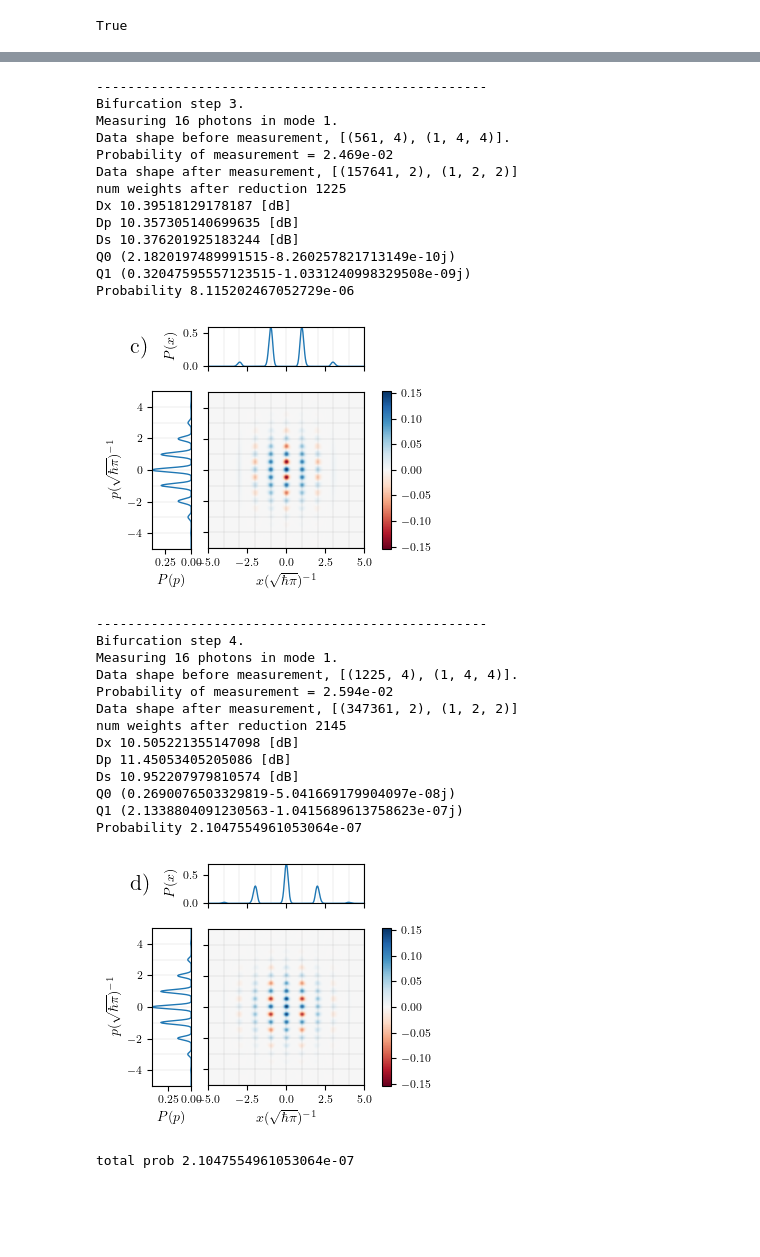
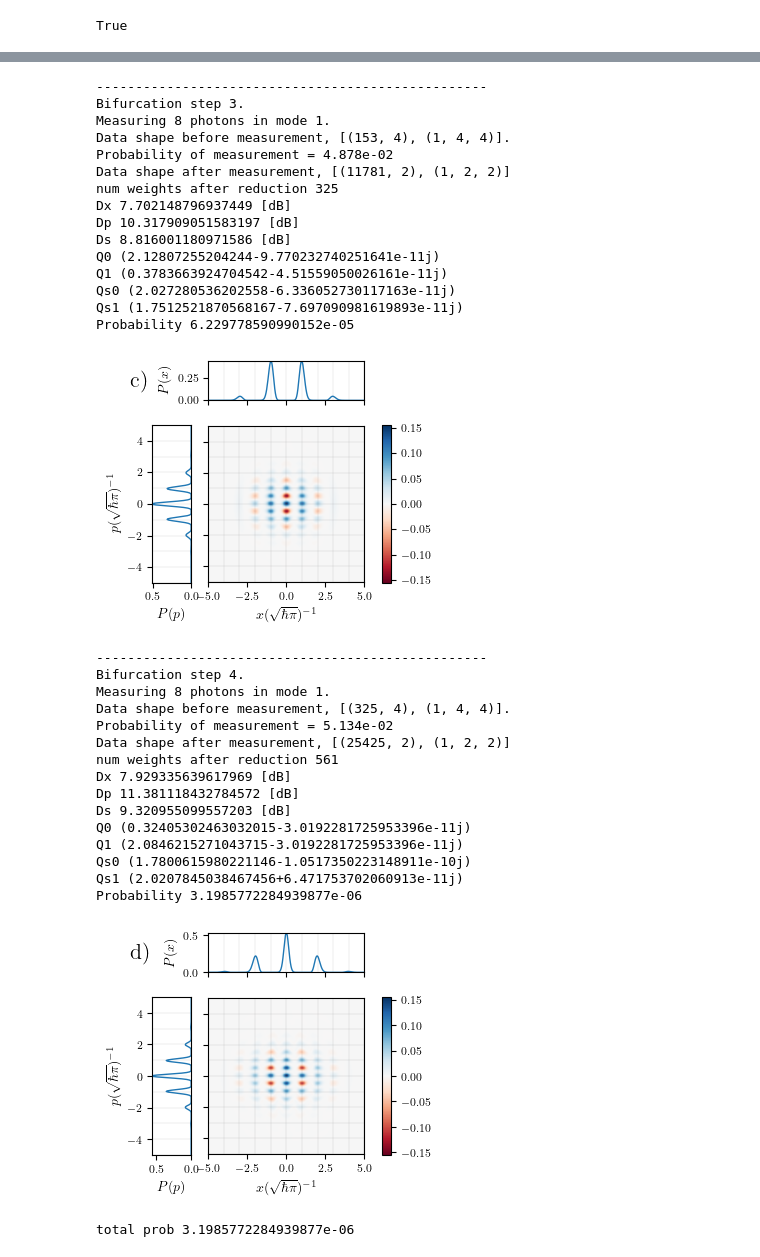
Before and after one commit to qpit/lcg_plus, a Jupyter notebook: demos_final/Simulate_coherent_bifurcation.ipynb, the cells around one changed output, grey strips where cells are left out. Cells and saved outputs as stored; diff of their text form; code cells hidden in the pictures; blank space fills up the shorter version.

```diff
--- a/demos_final/Simulate_coherent_bifurcation.ipynb
+++ b/demos_final/Simulate_coherent_bifurcation.ipynb
@@ -84,7 +84,7 @@ print(np.allclose(QND,Stot))
 # %% [output]
 True
 # %%
-def coh_bifur_params(n, g = 1, c = 1, w = np.sqrt(np.pi), factor = 50, out = False):
+def coh_bifur_params(n, g = 1, c = 1, w = np.sqrt(np.pi), factor = None, out = False):
     """Generate coherent bifurcation circuit parameters
     Args:
         n (int): photon number
@@ -104,10 +104,12 @@ def coh_bifur_params(n, g = 1, c = 1, w = np.sqrt(np.pi), factor = 50, out = Fal
 
     #Task: find r2, r3 such that D1^2 << D2^2 and D3^(-2)*(D2^(-2)+g^2 * D1^(-2)) == c
 
-    #Choose D2^2 = factor  D1^2
-    #D2 = np.sqrt(D1**2 * factor)
 
-    D2 = np.exp(1) #For comparison with Table 1 in Takase et al. https://doi.org/10.1038/s41534-023-00772-y
+    if factor:
+        #Choose D2^2 = factor  D1^2
+        D2 = np.sqrt(D1**2 * factor)
+    else:
+        D2 = np.exp(1) #For comparison with Table 1 in Takase et al. https://doi.org/10.1038/s41534-023-00772-y
     r2 = -np.log(D2)
 
     D3 = np.sqrt((D2**(-2)+g**2 * D1**(-2))/c)
@@ -165,9 +171,10 @@ def print_state_info(state, grid = 'r'):
 # %%
-#Setting up the simulation
+#Setting up the simulation for preparing a logical GKP state
+
 g = 1 #QND interaction strength
 c = 1
 w = np.sqrt(np.pi)
-nt = 16 #Target photon number
+nt = 8 #Target photon number
 N = 4 #Number of bifurcation steps
 eta = 1 #Loss channel transmissivity
 
@@ -203,7 +210,8 @@ for i, n in enumerate(pattern):
     W = state.get_wigner_log(x,x)
     fig, ax, axx, axp, axv = plot_wigner_marginals(W.real, x,x, **kwargs)
     axx.text(-0.5, 1.25, labels[i], fontsize = 16, transform=ax.transAxes)
-    plt.savefig(f'figures/W_coherent_bifur_step_{i}.pdf', **fig_kwargs)
+
+    #plt.savefig(f'figures/W_coherent_bifur_step_{i}.pdf', **fig_kwargs)
     plt.show()
 
 print('total prob', np.prod(probs))
@@ -243,30 +253,34 @@ Probability 0.00032870076545401595
 --------------------------------------------------
 Bifurcation step 3.
-Measuring 16 photons in mode 1.
-Data shape before measurement, [(561, 4), (1, 4, 4)].
-Probability of measurement = 2.469e-02
-Data shape after measurement, [(157641, 2), (1, 2, 2)]
-num weights after reduction 1225
-Dx 10.39518129178187 [dB]
-Dp 10.357305140699635 [dB]
-Ds 10.376201925183244 [dB]
-Q0 (2.1820197489991515-8.260257821713149e-10j)
-Q1 (0.32047595557123515-1.0331240998329508e-09j)
-Probability 8.115202467052729e-06
+Measuring 8 photons in mode 1.
+Data shape before measurement, [(153, 4), (1, 4, 4)].
+Probability of measurement = 4.878e-02
+Data shape after measurement, [(11781, 2), (1, 2, 2)]
+num weights after reduction 325
+Dx 7.702148796937449 [dB]
+Dp 10.317909051583197 [dB]
+Ds 8.816001180971586 [dB]
+Q0 (2.12807255204244-9.770232740251641e-11j)
+Q1 (0.3783663924704542-4.51559050026161e-11j)
+Qs0 (2.027280536202558-6.336052730117163e-11j)
+Qs1 (1.7512521870568167-7.697090981619893e-11j)
+Probability 6.229778590990152e-05
-[figure, old version]
+[figure, new version]
 --------------------------------------------------
 Bifurcation step 4.
-Measuring 16 photons in mode 1.
-Data shape before measurement, [(1225, 4), (1, 4, 4)].
-Probability of measurement = 2.594e-02
-Data shape after measurement, [(347361, 2), (1, 2, 2)]
-num weights after reduction 2145
-Dx 10.505221355147098 [dB]
-Dp 11.45053405205086 [dB]
-Ds 10.952207979810574 [dB]
-Q0 (0.2690076503329819-5.041669179904097e-08j)
-Q1 (2.1338804091230563-1.0415689613758623e-07j)
-Probability 2.1047554961053064e-07
+Measuring 8 photons in mode 1.
+Data shape before measurement, [(325, 4), (1, 4, 4)].
+Probability of measurement = 5.134e-02
+Data shape after measurement, [(25425, 2), (1, 2, 2)]
+num weights after reduction 561
+Dx 7.929335639617969 [dB]
+Dp 11.381118432784572 [dB]
+Ds 9.320955099557203 [dB]
+Q0 (0.32405302463032015-3.0192281725953396e-11j)
+Q1 (2.0846215271043715-3.0192281725953396e-11j)
+Qs0 (1.7800615980221146-1.0517350223148911e-10j)
+Qs1 (2.0207845038467456+6.471753702060913e-11j)
+Probability 3.1985772284939877e-06
-[figure, old version]
+[figure, new version]
-total prob 2.1047554961053064e-07
+total prob 3.1985772284939877e-06
 # %%
```
Also changed, not shown: parts of 7 cells of this notebook, 38 other files.
